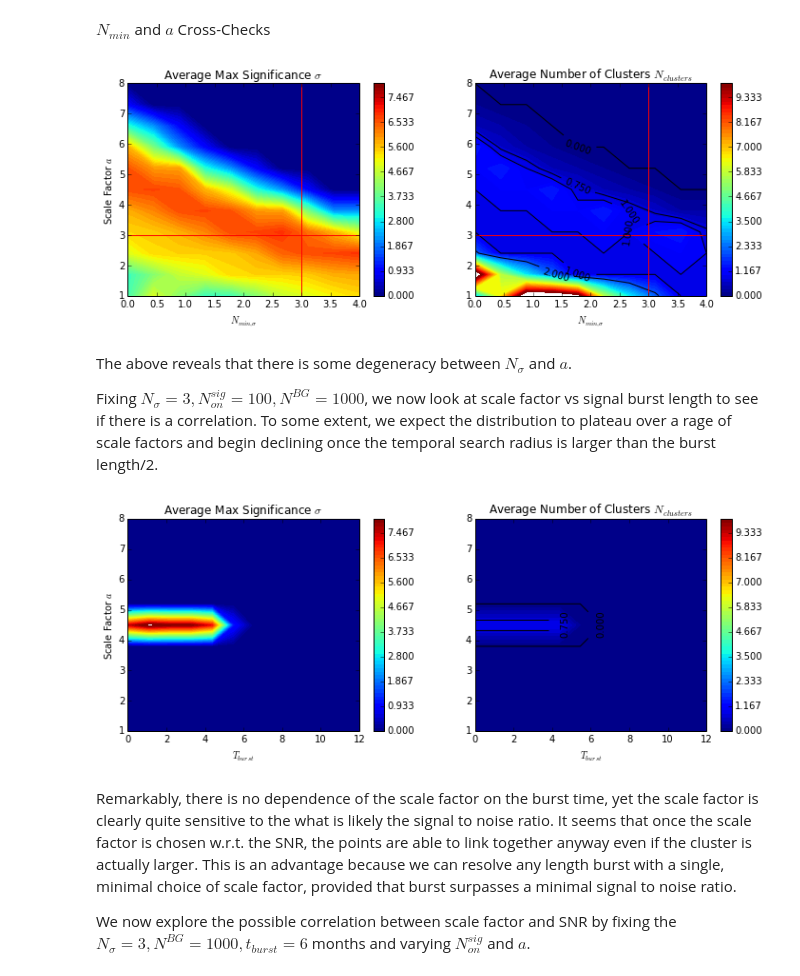
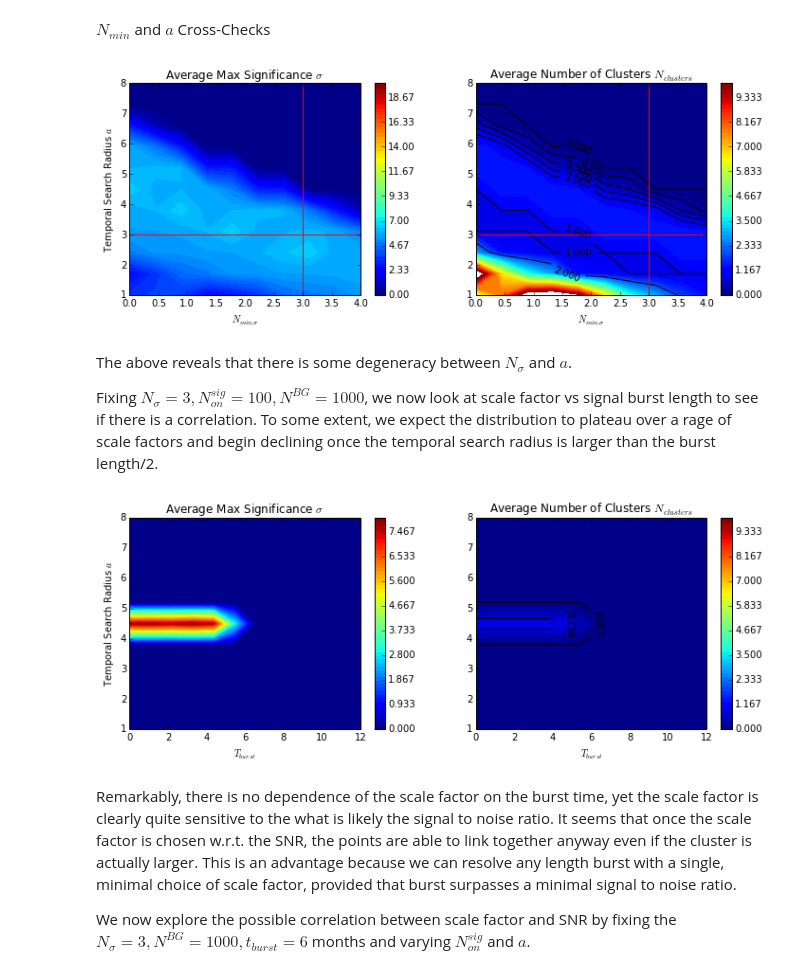
Before and after one commit to erccarls/time_var, a Jupyter notebook: Time_Var_DBSCAN/run_MC.ipynb, the cells around one changed output. Drawn from its saved outputs; the diff is of its cells as text; code cells hidden in the pictures.

```diff
--- a/Time_Var_DBSCAN/run_MC.ipynb
+++ b/Time_Var_DBSCAN/run_MC.ipynb
@@ -77,9 +83,11 @@ import DBSCAN,MCSTATS,dbscan_indexed
 numSims = 6# number of simulations for each MC
 aList = np.logspace(0,1,20) # Scan search radius from 1-48 months.
 N_sigList = range(0,101,25)
-burst_Time = 6. # temporal length of source in months
+burst_Time = 4. # temporal length of source in months
 N_bg=1000
 
+reload(MCSTATS)
+reload(DBSCAN)
 
 MS,MC = [],[]
 
@@ -98,6 +106,8 @@ for N_sig in N_sigList:
         scan = MCSTATS.DBSCAN_Compute_Clusters(mcSims, eps=r_68,min_samples=nMin, timeScale=r_68/a,numProcs=numProcs,plot=False)
 
         dbscanResults.append(scan)
+        # Use annulus method here.
+        #sigs.append(MCSTATS.Cluster_Sigs_3d_Annulus(scan,mcSims,inner=1.25,outer=2.0))
         sigs.append(MCSTATS.Cluster_Sigs_BG_3d(scan,BGDensity=N_bg/float(sizeX*sizeY), totalTime = sizeT))
     # Compute averages
     counts,sigmas = [],[]
@@ -112,4 +122,4 @@ for N_sig in N_sigList:
 
     MS.append(sigmas)
     MC.append(counts)
-print "N_min=", nMin
+#print "N_min=", nMin
@@ -125,25 +133,23 @@ for i in range(len(N_sigList)):
     if N_sig==0:plt.plot(aList,sigmas,ls='--')
     else:plt.plot(aList,sigmas)
     #plt.vlines(bgDensity * 4./3.* np.pi*r_68**3 , .1,100,label='Expected BG Count=1',linestyle='--') # expected number of events in a cylinder that circumscribes  )
-    plt.xlabel(r'Scale factor $a$ [deg/mo]')
+    plt.xlabel(r'Temporal Search Radius a [mo]')
     plt.ylabel(r'Average Max Significance $\sigma$')
-    plt.yscale('log')
-    plt.xscale('log')
+    #plt.yscale('log')
+    #plt.xscale('log')
 
     plt.subplot(122)
     if N_sig==0: plt.plot(aList,counts,label=r'BG Only',ls='--')
     else:plt.plot(aList,counts,label=r'$N_{sig}^{on}=$' + str(N_sig) + r"$\gamma$")
 
     plt.ylabel(r'Detected Clusters $N_{clusters}$')
-    plt.xlabel(r'Scale factor $a$ [deg/mo]')
-    plt.yscale('log')
-    plt.xscale('log')
+    plt.xlabel(r'Temporal Search Radius a [mo]')
+    #plt.yscale('log')
+    #plt.xscale('log')
 
     if aList[np.argmax(sigmas)]>1: maxSig.append(aList[np.argmax(sigmas)])
 
-#plt.vlines(bgDensity * 4./3.* np.pi*r_68**3 , .1,10**2,label='Expected BG Count=1',linestyle='-.') # expected number of events in a cylinder that circumscribes  )
 plt.legend(ncol=2,bbox_to_anchor=(2.3, 1.00))
 
-print 'Average scale factor for max significance: ', np.mean(maxSig)
 plt.show()
 # %% [output]
@@ -167,7 +172,7 @@ MS,MC = [],[]
 
 
 for t_burst in t_burstList:
-    mcSims=[RunSim(N_sig_on=N_sig,t_burst=t_burst) for i in range(numSims)]
+    mcSims=[RunSim(N_sig_on=N_sig,N_sig_off=0,t_burst=t_burst) for i in range(numSims)]
     dbscanResults,sigs = [],[]
 
     for a in aList:
@@ -175,7 +180,8 @@ for t_burst in t_burstList:
         nMin = bgDensity + 3. * np.sqrt(bgDensity)
         scan = MCSTATS.DBSCAN_Compute_Clusters(mcSims, eps=r_68,min_samples=nMin, timeScale=a,numProcs=numProcs,plot=False)
         dbscanResults.append(scan)
-        sigs.append(MCSTATS.Cluster_Sigs_BG_3d(scan,BGDensity=N_bg/float(sizeX*sizeY), totalTime = sizeT))
+        sigs.append(MCSTATS.Cluster_Sigs_3d_Annulus(scan,mcSims,inner=1.25,outer=2.0))
+        #sigs.append(MCSTATS.Cluster_Sigs_BG_3d(scan,BGDensity=N_bg/float(sizeX*sizeY), totalTime = sizeT))
     # Compute averages
     counts,sigmas = [],[]
     for a in sigs:
@@ -201,13 +205,13 @@ for i in range(len(t_burstList)):
     plt.plot(aList,sigmas)
     plt.xlabel(r'Scale factor $a$ [deg/month]')
     plt.ylabel(r'Mean Significance $\sigma$')
-    plt.yscale('log')
+    #plt.yscale('log')
     plt.xscale('log')
     plt.ylim((1,30))
 
     plt.subplot(212)
     plt.plot(aList,counts,label=r'$t_{burst}=$' + str(t_burstList[i]) + r" months")
-    plt.yscale('log')
+    #plt.yscale('log')
     plt.xscale('log')
     plt.ylabel(r'Detected Clusters $N_{clusters}$')
     plt.xlabel(r'Scale factor $a$ [deg/month]')
@@ -259,28 +272,28 @@ for i in range(len(aList)):
 # %%
 plt.figure(0,figsize=(12,4))
 plt.subplot(121)
-cs = plt.contourf(nMinSigmas,aList,MS,levels=np.linspace(0,8,61))
+cs = plt.contourf(nMinSigmas,aList,MS,levels=np.linspace(0,20,61))
 plt.xlabel(r'$N_{min,\sigma}$')
-plt.ylabel(r'Scale Factor $a$')
+plt.ylabel(r'Temporal Search Radius $a$')
 cbar = plt.colorbar(cs)
 plt.axvline(3,c='r')
 plt.axhline(burst/2.,c='r')
 plt.title('Average Max Significance $\sigma$')
 
 plt.subplot(122)
 cs = plt.contourf(nMinSigmas,aList,MC,levels=np.linspace(0,10,61))
 cbar = plt.colorbar(cs)
-cs = plt.contour(nMinSigmas,aList,MC,levels=[0,.75,1,2],colors='k')
+cs = plt.contour(nMinSigmas,aList,MC,levels=[0,0.25,0.5,.75,1,2],colors='k')
 plt.clabel(cs)
 
 plt.axvline(3,c='r')
 plt.axhline(burst/2.,c='r')
 plt.xlabel(r'$N_{min,\sigma}$')
 plt.title('Average Number of Clusters $N_{clusters}$')
 
 plt.show()
 # %% [output]
-[figure, old version]
+[figure, new version]
 # %% [markdown]
 The above reveals that there is some degeneracy between \\(N_\sigma\\) and \\(a\\).
 
@@ -324,7 +338,7 @@ plt.figure(0,figsize=(12,4))
 plt.subplot(121)
 cs = plt.contourf(bursts,aList,MS,levels=np.linspace(0,8,61))
 plt.xlabel(r'$T_{burst}$')
-plt.ylabel(r'Scale Factor $a$')
+plt.ylabel(r'Temporal Search Radius $a$')
 cbar = plt.colorbar(cs)
 plt.title('Average Max Significance $\sigma$')
 
@@ -339,7 +353,7 @@ plt.title('Average Number of Clusters $N_{clusters}$')
 
 plt.show()
 # %% [output]
-[figure, old version]
+[figure, new version]
 # %% [markdown]
 Remarkably, there is no dependence of the scale factor on the burst time, yet the scale factor is clearly quite sensitive to the what is likely the signal to noise ratio.  It seems that once the scale factor is chosen w.r.t. the SNR, the points are able to link together anyway even if the cluster is actually larger.  This is an advantage because we can resolve any length burst with a single, minimal choice of scale factor, provided that burst surpasses a minimal signal to noise ratio.
 
```
Also changed, not shown: parts of 11 cells of this notebook, 4 other files.
